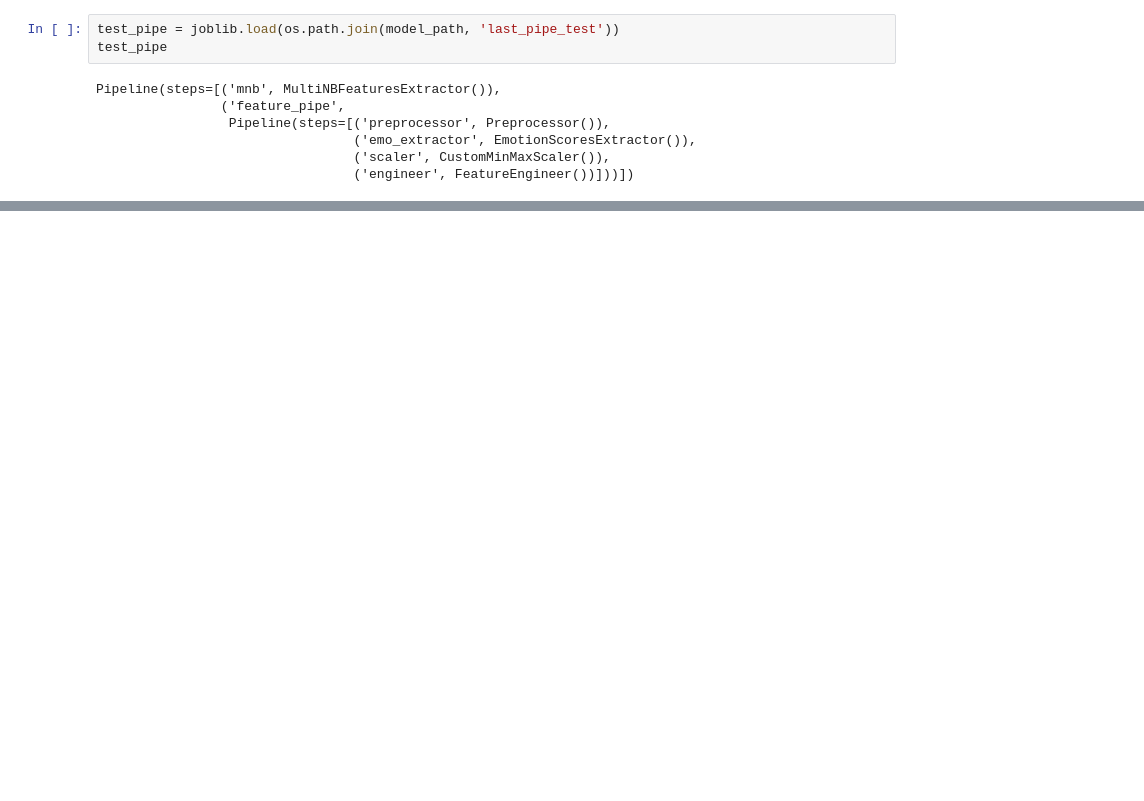
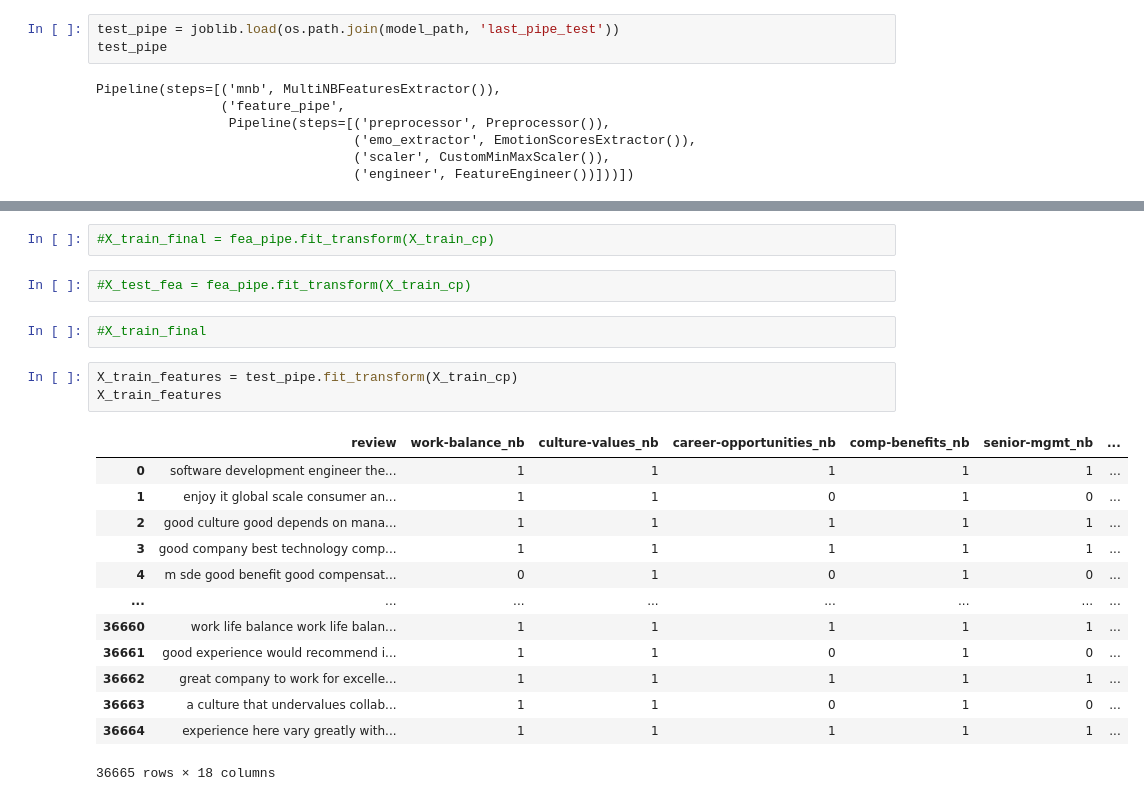
Before and after one commit to theresa-sporn/WorkforceSentimentMonitoring, a Jupyter notebook: notebooks/last_try.ipynb, the cells around one changed output, grey strips where cells are left out. Saved outputs shown, nothing was run; the diff lists cells and outputs as text; blank space fills up the shorter version.

```diff
--- a/notebooks/last_try.ipynb
+++ b/notebooks/last_try.ipynb
@@ -275,0 +175,23 @@ sgd_final_overall.best_estimator_
+# %%
+#X_train_final = fea_pipe.fit_transform(X_train_cp)
+# %%
+#X_test_fea = fea_pipe.fit_transform(X_train_cp)
+# %%
+#X_train_final
+# %%
+X_train_features = test_pipe.fit_transform(X_train_cp)
+X_train_features
+# %% [output]
+|  | review | work-balance_nb | culture-values_nb | career-opportunities_nb | comp-benefits_nb | senior-mgmt_nb | ... |
+| 0 | software development engineer the... | 1 | 1 | 1 | 1 | 1 | ... |
+| 1 | enjoy it global scale consumer an... | 1 | 1 | 0 | 1 | 0 | ... |
+| 2 | good culture good depends on mana... | 1 | 1 | 1 | 1 | 1 | ... |
+| 3 | good company best technology comp... | 1 | 1 | 1 | 1 | 1 | ... |
+| 4 | m sde good benefit good compensat... | 0 | 1 | 0 | 1 | 0 | ... |
+| ... | ... | ... | ... | ... | ... | ... | ... |
+| 36660 | work life balance work life balan... | 1 | 1 | 1 | 1 | 1 | ... |
+| 36661 | good experience would recommend i... | 1 | 1 | 0 | 1 | 0 | ... |
+| 36662 | great company to work for excelle... | 1 | 1 | 1 | 1 | 1 | ... |
+| 36663 | a culture that undervalues collab... | 1 | 1 | 0 | 1 | 0 | ... |
+| 36664 | experience here vary greatly with... | 1 | 1 | 1 | 1 | 1 | ... |
+36665 rows × 18 columns
```
Also changed, not shown: parts of 82 cells of this notebook, 1 other file.
